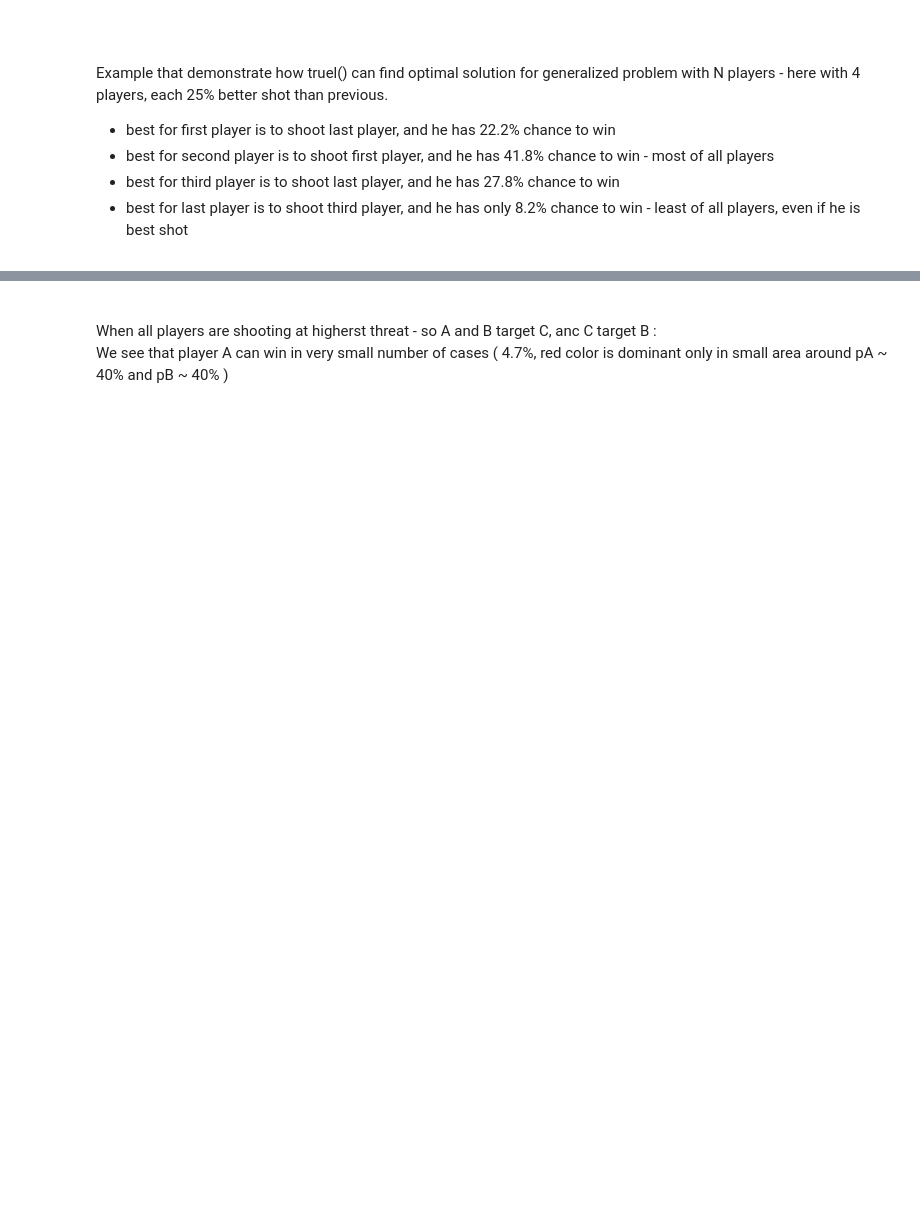
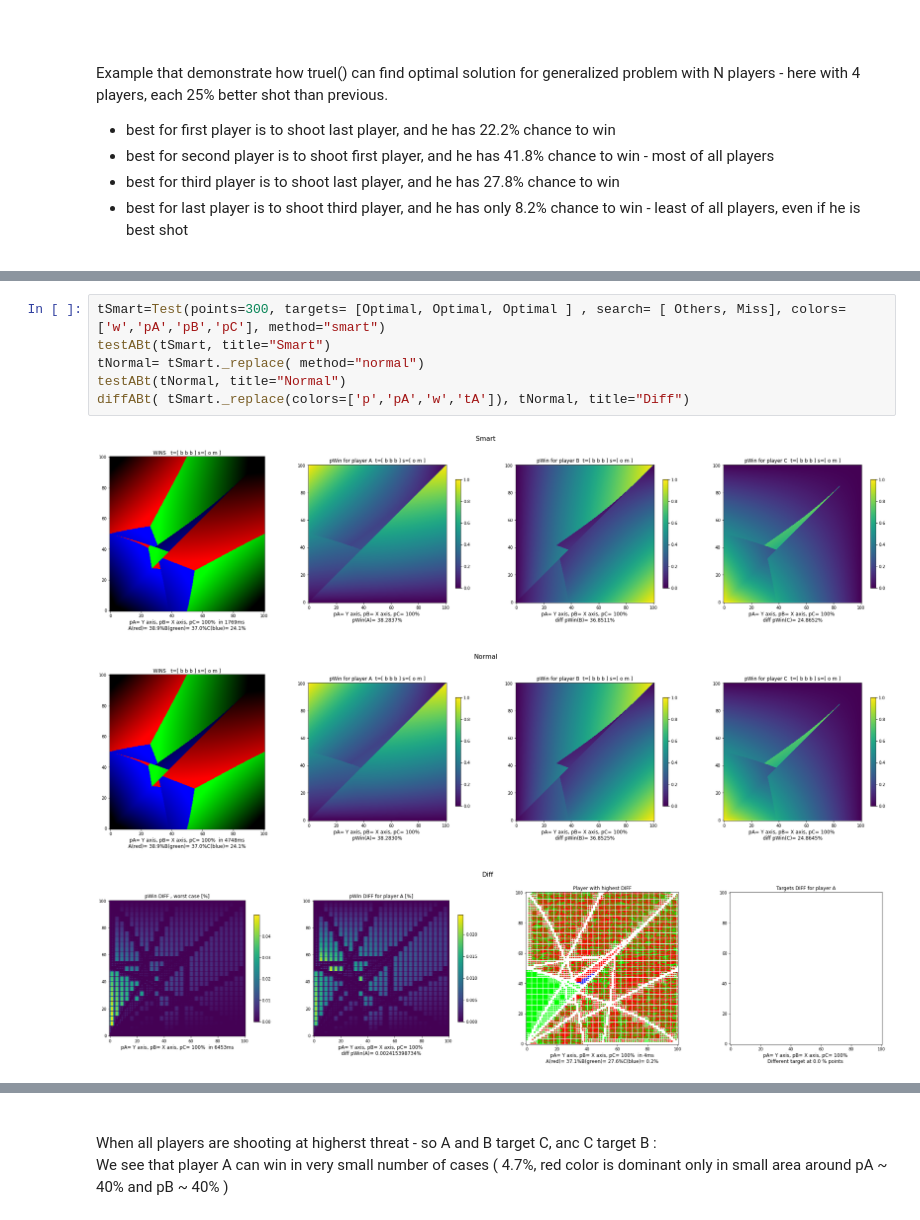
Before and after one commit to gmnenad/Truel, a Jupyter notebook: Truel.ipynb, the cells around one changed output, grey strips where cells are left out. Saved outputs shown, nothing was run; the diff lists cells and outputs as text; blank space fills up the shorter version.

```diff
--- a/Truel.ipynb
+++ b/Truel.ipynb
@@ -268,0 +1611,10 @@ truel([1/4,1/2,3/4,1],targets=[-10,3,3,2]);
+# %%
+tSmart=Test(points=300, targets= [Optimal, Optimal, Optimal ] , search= [ Others, Miss], colors=['w','pA','pB','pC'], method="smart")
+testABt(tSmart, title="Smart")
+tNormal= tSmart._replace( method="normal")
+testABt(tNormal, title="Normal")
+diffABt( tSmart._replace(colors=['p','pA','w','tA']), tNormal, title="Diff")
+# %% [output]
+[figure, added]
+[figure, added]
+[figure, added]
```
Also changed, not shown: parts of 81 cells of this notebook.
